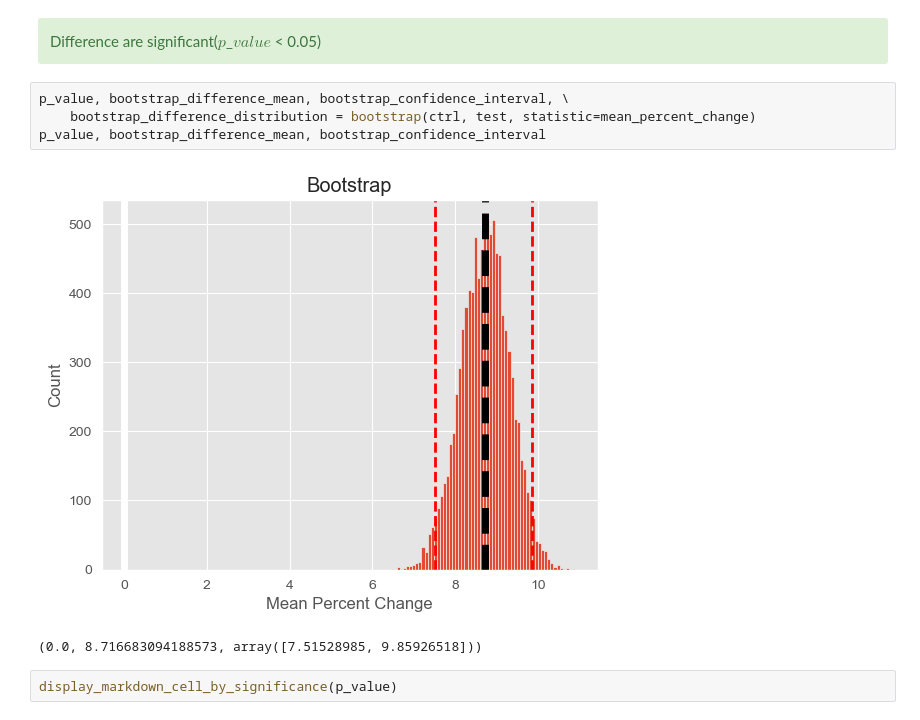
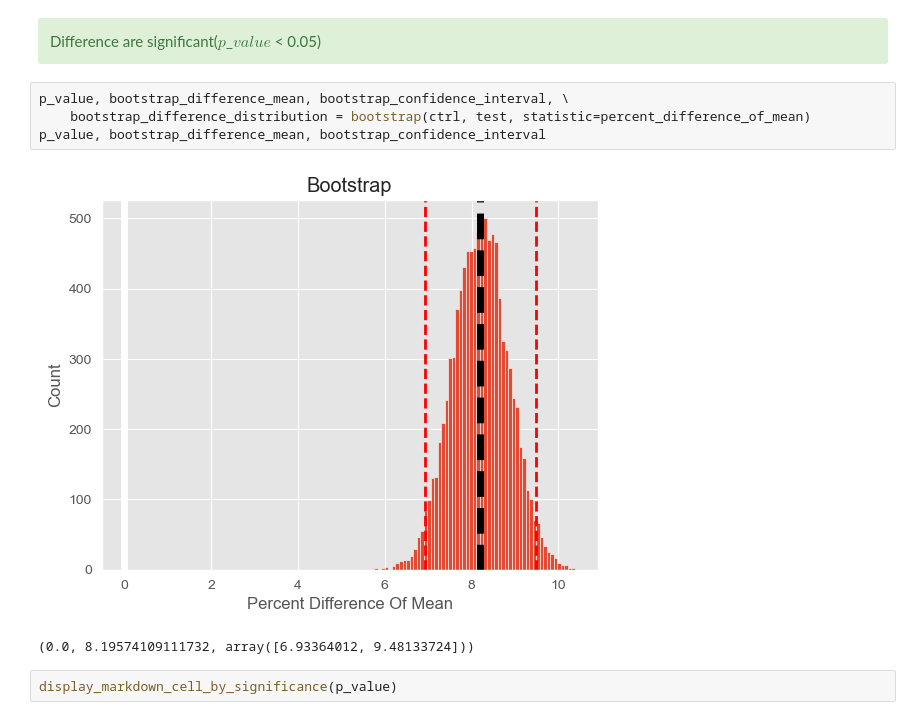
Before and after one commit to timofeytkachenko/bootstrap, a Jupyter notebook: bootstrap_experiment.ipynb, the cells around one changed output. Drawn from its saved outputs; the diff is of its cells as text.

```diff
--- a/bootstrap_experiment.ipynb
+++ b/bootstrap_experiment.ipynb
@@ -149,11 +149,11 @@ display_markdown_cell_by_significance(p_value)
 <div class="alert alert-block alert-success">Difference are significant($p$_$value$ < 0.05)</div>
 # %%
 p_value, bootstrap_difference_mean, bootstrap_confidence_interval, \
-    bootstrap_difference_distribution = bootstrap(ctrl, test, statistic=mean_percent_change)
+    bootstrap_difference_distribution = bootstrap(ctrl, test, statistic=percent_difference_of_mean)
 p_value, bootstrap_difference_mean, bootstrap_confidence_interval
 # %% [output]
-[figure, old version]
+[figure, new version]
-(0.0, 8.716683094188573, array([7.51528985, 9.85926518]))
+(0.0, 8.19574109111732, array([6.93364012, 9.48133724]))
 # %%
 display_markdown_cell_by_significance(p_value)
 # %% [output]
```
Also changed, not shown: parts of 19 cells of this notebook, 2 other files.
